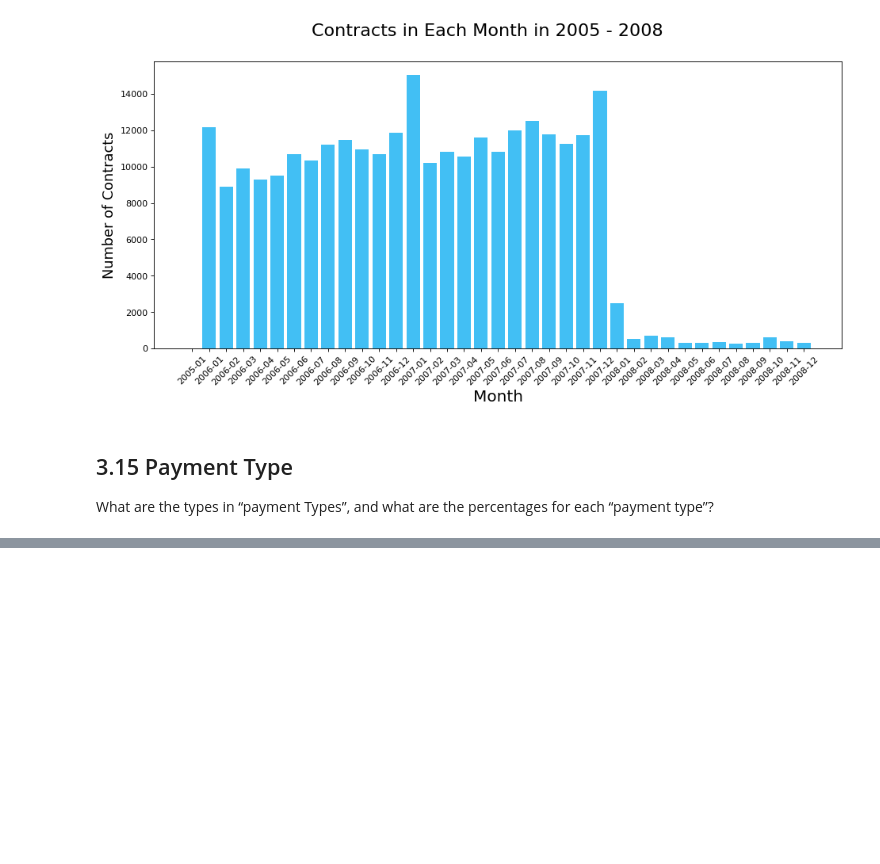
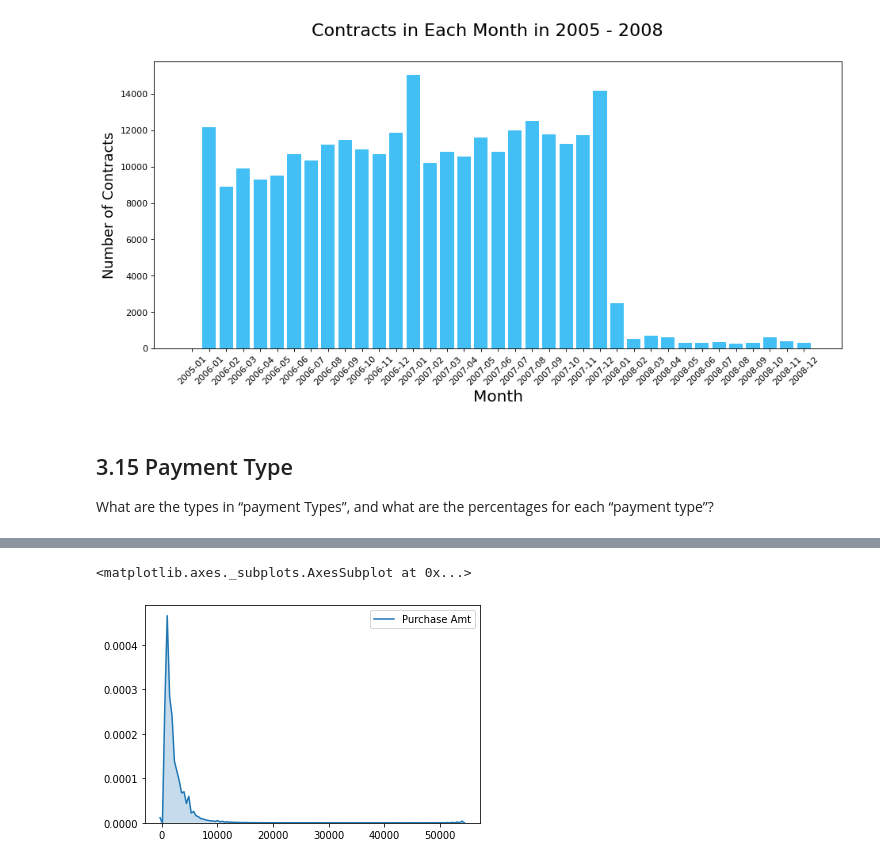
Before and after one commit to yanglinjing/vmor, a Jupyter notebook: Bank_customer_30.ipynb, the cells around one changed output, grey strips where cells are left out. Cells and saved outputs as stored; diff of their text form; code cells hidden in the pictures; blank space fills up the shorter version.

```diff
--- a/Bank_customer_30.ipynb
+++ b/Bank_customer_30.ipynb
@@ -622,0 +621,5 @@ plot_pct(count_types('payment_type'))
+# %%
+sns.kdeplot(df['Purchase Amt'], shade=True)
+# %% [output]
+<matplotlib.axes._subplots.AxesSubplot at 0x...>
+[figure, added]
```
Also changed, not shown: parts of 26 cells of this notebook.
